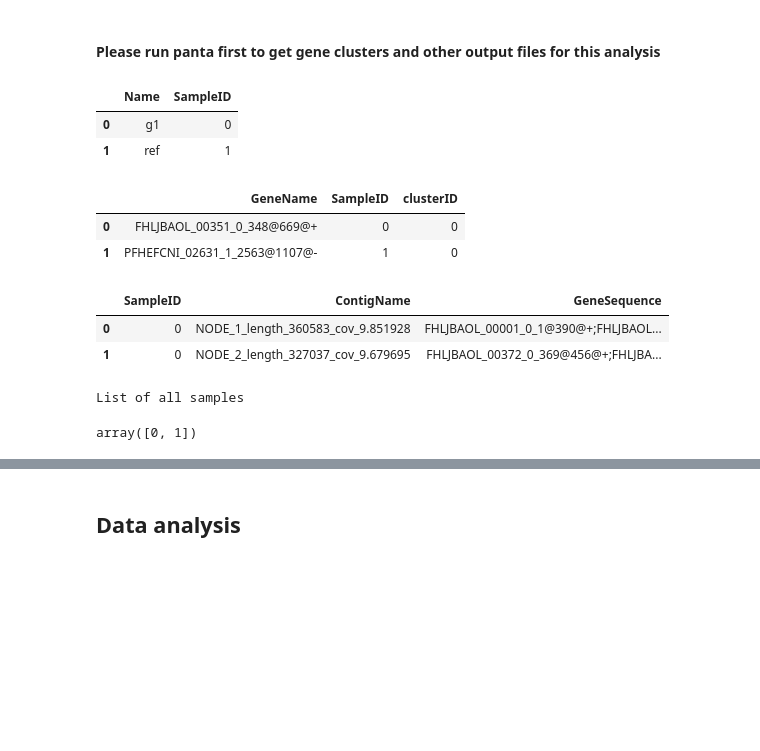
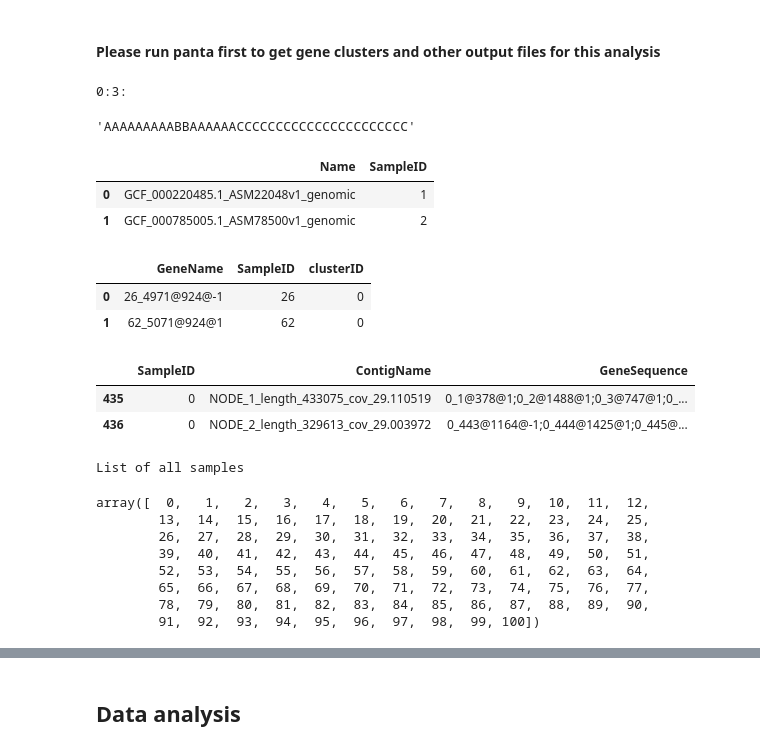
Before and after one commit to amromics/pasa, a Jupyter notebook: pangraph_analysis_Kp30-plus.ipynb, the cells around one changed output, grey strips where cells are left out. Cells and saved outputs as stored; diff of their text form; code cells hidden in the pictures; blank space fills up the shorter version.

```diff
--- a/pangraph_analysis_Kp30-plus.ipynb
+++ b/pangraph_analysis_Kp30-plus.ipynb
@@ -44,15 +30,19 @@ def overlap(a, b):
     res = ''.join(help_fnc(i, j) for i, j in zip([''] + test_list, test_list))
     return(res)
 # %%
-# overlap('AAABB', 'BBCCCC')
+overlap('AAAAAAAAABBAAAAAA', 'AAACCCCCCCCCCCCCCCCCCCCCC')
+# %% [output]
+0:3:
+'AAAAAAAAABBAAAAAACCCCCCCCCCCCCCCCCCCCCC'
 # %%
 # data_dir = "../panta/examples/test/output/"
 # data_dir = "data/genome_graph_test/"
 # you can take the data in the directory: data/genome_graph_test
 # data_dir = "../panta/examples/test/output_Kp30plus1/"
+data_dir = "../panta/examples/test/output_Kp100/"
 # data_dir = "../panta/examples/test/output_Kp30mix_nosplitparalog/"
 # data_dir = "../panta/examples/test/output_Kp500mix/"
-data_dir = "/data/hoan/amromics/simulation/art_output/spades_output/panta_output/"
+# data_dir = "/data/hoan/amromics/simulation/art_output/spades_output/panta_output/"
 # %%
 sample_info = pd.read_csv(data_dir + "samples.tsv", delimiter='\t', header=None)
 sample_info.columns = ['Name', 'SampleID']
@@ -60,8 +50,8 @@ sample_info.columns = ['Name', 'SampleID']
 sample_info.head(2)
 # %% [output]
 |  | Name | SampleID |
-| 0 | g1 | 0 |
-| 1 | ref | 1 |
+| 0 | GCF_000220485.1_ASM22048v1_genomic | 1 |
+| 1 | GCF_000785005.1_ASM78500v1_genomic | 2 |
 # %%
 gene_info = pd.read_csv(data_dir + "gene_info.tsv", delimiter='\t', header=None)
 gene_info.columns =['GeneName', 'SampleID', 'clusterID']
@@ -69,8 +59,8 @@ gene_info.columns =['GeneName', 'SampleID', 'clusterID']
 gene_info.head(2)
 # %% [output]
 |  | GeneName | SampleID | clusterID |
-| 0 | FHLJBAOL_00351_0_348@669@+ | 0 | 0 |
-| 1 | PFHEFCNI_02631_1_2563@1107@- | 1 | 0 |
+| 0 | 26_4971@924@-1 | 26 | 0 |
+| 1 | 62_5071@924@1 | 62 | 0 |
 # %%
 # for i in range(5000):
 #     print(sum(gene_info.clusterID==0), end =",")
@@ -78,11 +68,11 @@ gene_info.head(2)
 gene_position = pd.read_csv(data_dir + 'gene_position.tsv', delimiter='\t', header=None)
 gene_position.columns =['SampleID', 'ContigName', 'GeneSequence']
 # %%
-gene_position.head(2)
+gene_position[gene_position.SampleID==0].head(2)
 # %% [output]
 |  | SampleID | ContigName | GeneSequence |
-| 0 | 0 | NODE_1_length_360583_cov_9.851928 | FHLJBAOL_00001_0_1@390@+;FHLJBAOL... |
-| 1 | 0 | NODE_2_length_327037_cov_9.679695 | FHLJBAOL_00372_0_369@456@+;FHLJBA... |
+| 435 | 0 | NODE_1_length_433075_cov_29.110519 | 0_1@378@1;0_2@1488@1;0_3@747@1;0_... |
+| 436 | 0 | NODE_2_length_329613_cov_29.003972 | 0_443@1164@-1;0_444@1425@1;0_445@... |
 # %%
 # print(gene_position.ContigName.values)
 # %%
@@ -96,7 +86,14 @@ n_samples = len(np.unique(gene_position.iloc[:,0]))
 np.unique(gene_position.iloc[:,0])
 # %% [output]
 List of all samples
-array([0, 1])
+array([  0,   1,   2,   3,   4,   5,   6,   7,   8,   9,  10,  11,  12,
+        13,  14,  15,  16,  17,  18,  19,  20,  21,  22,  23,  24,  25,
+        26,  27,  28,  29,  30,  31,  32,  33,  34,  35,  36,  37,  38,
+        39,  40,  41,  42,  43,  44,  45,  46,  47,  48,  49,  50,  51,
+        52,  53,  54,  55,  56,  57,  58,  59,  60,  61,  62,  63,  64,
+        65,  66,  67,  68,  69,  70,  71,  72,  73,  74,  75,  76,  77,
+        78,  79,  80,  81,  82,  83,  84,  85,  86,  87,  88,  89,  90,
+        91,  92,  93,  94,  95,  96,  97,  98,  99, 100])
 # %%
 # ## select some sample
 # selected_samples = [0, 32]
```
Also changed, not shown: parts of 61 cells of this notebook, 3 other files.
